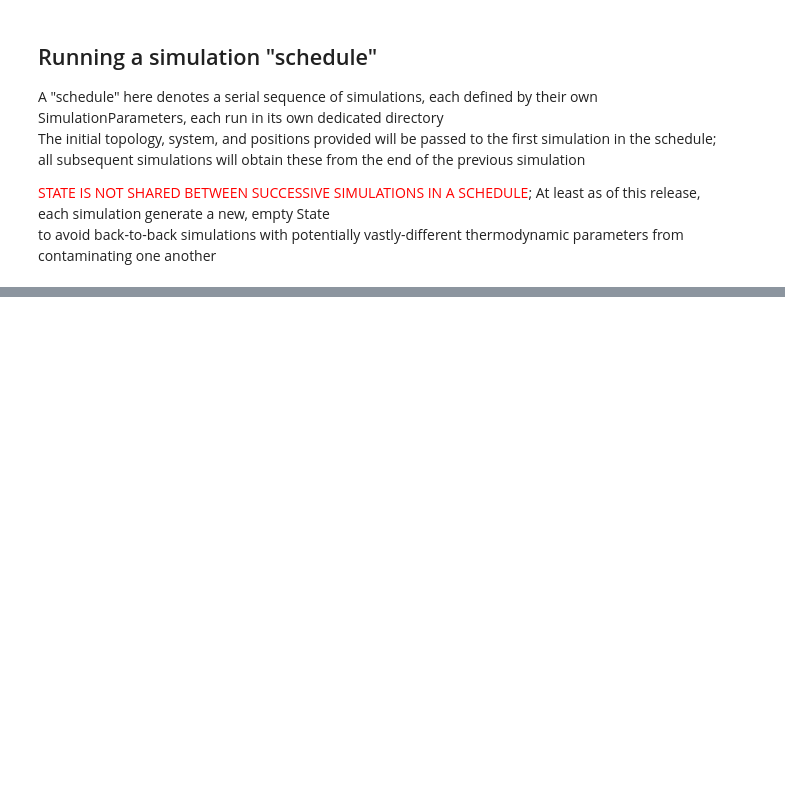
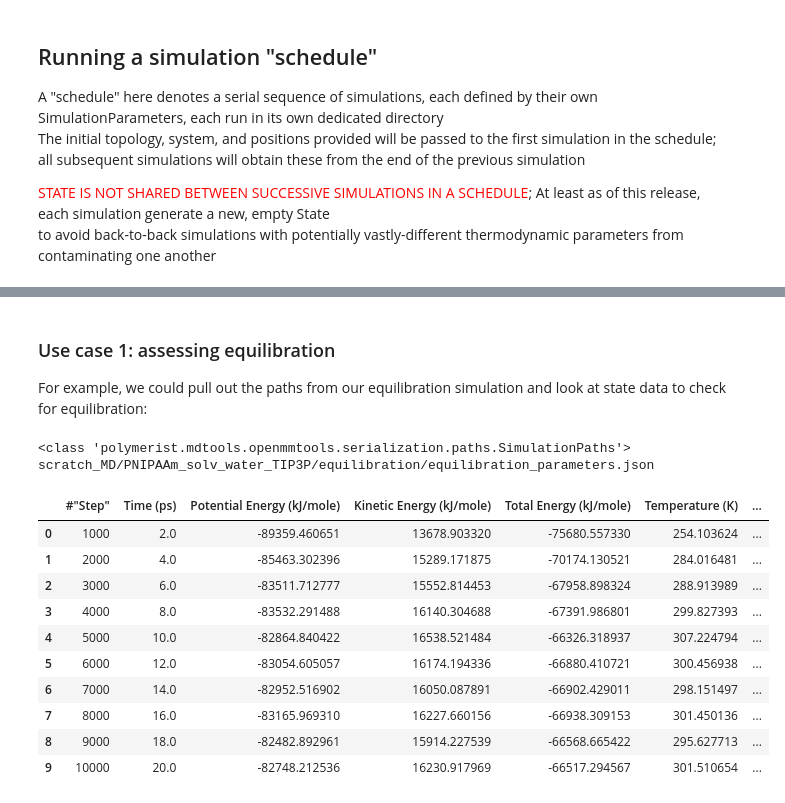
Before and after one commit to timbernat/polymerist_examples, a Jupyter notebook: 3-workflows/3.3-running_openmm_simulations.ipynb, the cells around one changed output, grey strips where cells are left out. Saved outputs shown, nothing was run; the diff lists cells and outputs as text; code cells hidden in the pictures; blank space fills up the shorter version.

```diff
--- a/3-workflows/3.3-running_openmm_simulations.ipynb
+++ b/3-workflows/3.3-running_openmm_simulations.ipynb
@@ -164,2 +172,31 @@ history
  'production': {'simulation': <openmm.app.simulation.Simulation at 0x...>,
   'paths': SimulationPaths(parameters_path=PosixPath('scratch_MD/PNIPAAm_solv_water_TIP3P/production/production_parameters.json'), paths_path=PosixPath('scratch_MD/PNIPAAm_solv_water_TIP3P/production/ ...
+# %% [markdown]
+### Use case 1: assessing equilibration
+For example, we could pull out the paths from our equilibration simulation and look at state data to check for equilibration:
+# %%
+equil_paths = history['equilibration']['paths']
+print(type(equil_paths))
+print(equil_paths.parameters_path)
+# %% [output]
+<class 'polymerist.mdtools.openmmtools.serialization.paths.SimulationPaths'>
+scratch_MD/PNIPAAm_solv_water_TIP3P/equilibration/equilibration_parameters.json
+# %%
+import pandas as pd
+import matplotlib.pyplot as plt
+
+
+state_data = pd.read_csv(equil_paths.state_data_path)
+state_data.head(10)
+# %% [output]
+|  | #"Step" | Time (ps) | Potential Energy (kJ/mole) | Kinetic Energy (kJ/mole) | Total Energy (kJ/mole) | Temperature (K) | ... |
+| 0 | 1000 | 2.0 | -89359.460651 | 13678.903320 | -75680.557330 | 254.103624 | ... |
+| 1 | 2000 | 4.0 | -85463.302396 | 15289.171875 | -70174.130521 | 284.016481 | ... |
+| 2 | 3000 | 6.0 | -83511.712777 | 15552.814453 | -67958.898324 | 288.913989 | ... |
+| 3 | 4000 | 8.0 | -83532.291488 | 16140.304688 | -67391.986801 | 299.827393 | ... |
+| 4 | 5000 | 10.0 | -82864.840422 | 16538.521484 | -66326.318937 | 307.224794 | ... |
+| 5 | 6000 | 12.0 | -83054.605057 | 16174.194336 | -66880.410721 | 300.456938 | ... |
+| 6 | 7000 | 14.0 | -82952.516902 | 16050.087891 | -66902.429011 | 298.151497 | ... |
+| 7 | 8000 | 16.0 | -83165.969310 | 16227.660156 | -66938.309153 | 301.450136 | ... |
+| 8 | 9000 | 18.0 | -82482.892961 | 15914.227539 | -66568.665422 | 295.627713 | ... |
+| 9 | 10000 | 20.0 | -82748.212536 | 16230.917969 | -66517.294567 | 301.510654 | ... |
```
Also changed, not shown: parts of 20 cells of this notebook, 1 other file.
